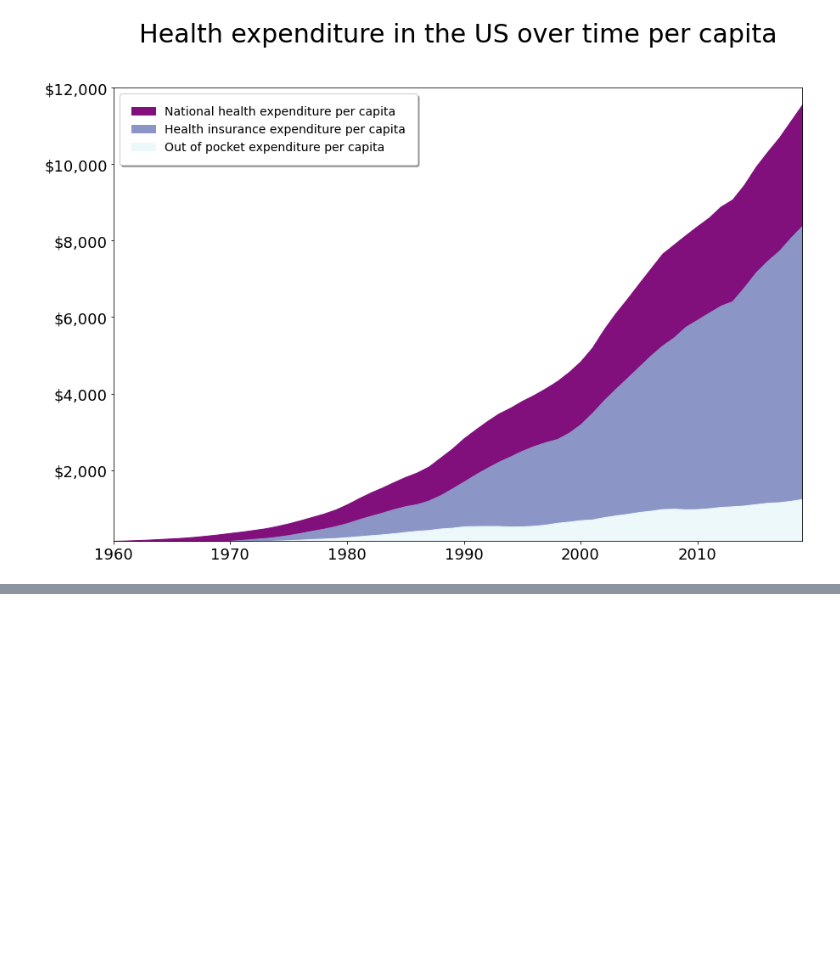
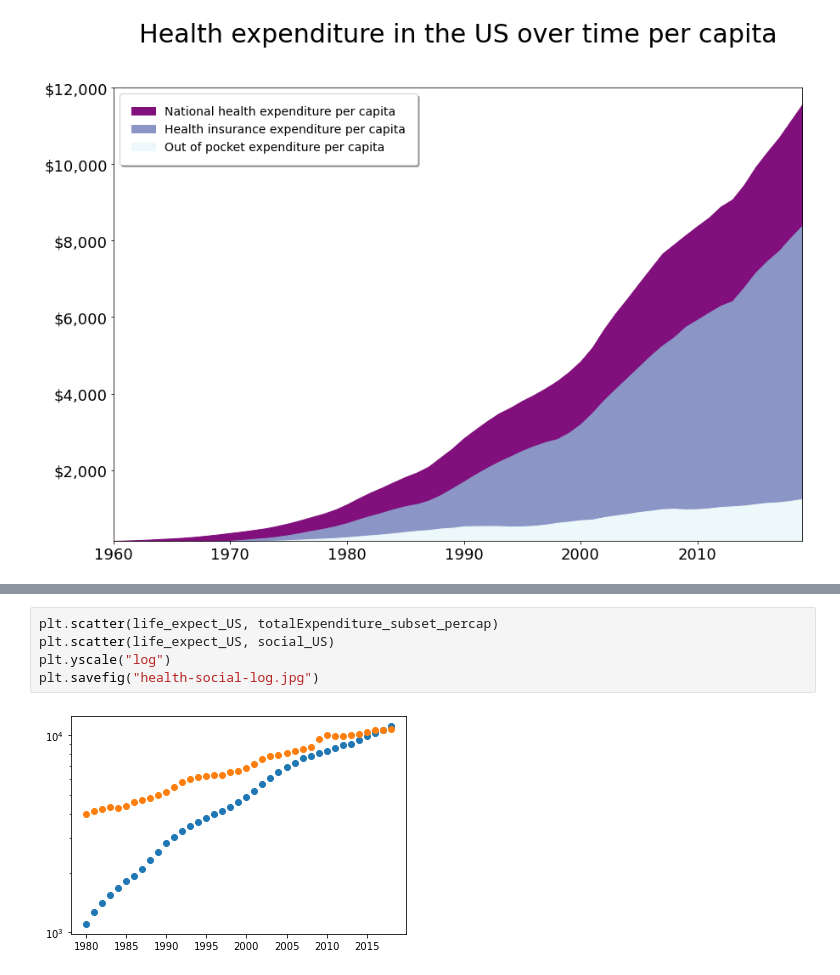
Before and after one commit to acumpelik/DataVisualizationClass, a Jupyter notebook: Week 3/DataVis2021_Assignment3_Cumpelik.ipynb, the cells around one changed output, grey strips where cells are left out. Saved outputs shown, nothing was run; the diff lists cells and outputs as text; blank space fills up the shorter version.

```diff
--- a/Week 3/DataVis2021_Assignment3_Cumpelik.ipynb
+++ b/Week 3/DataVis2021_Assignment3_Cumpelik.ipynb
@@ -100,0 +98,7 @@ plt.show()
+# %%
+plt.scatter(life_expect_US, totalExpenditure_subset_percap)
+plt.scatter(life_expect_US, social_US)
+plt.yscale("log")
+plt.savefig("health-social-log.jpg")
+# %% [output]
+[figure, added]
```
Also changed, not shown: parts of 3 cells of this notebook, 2 other files.
